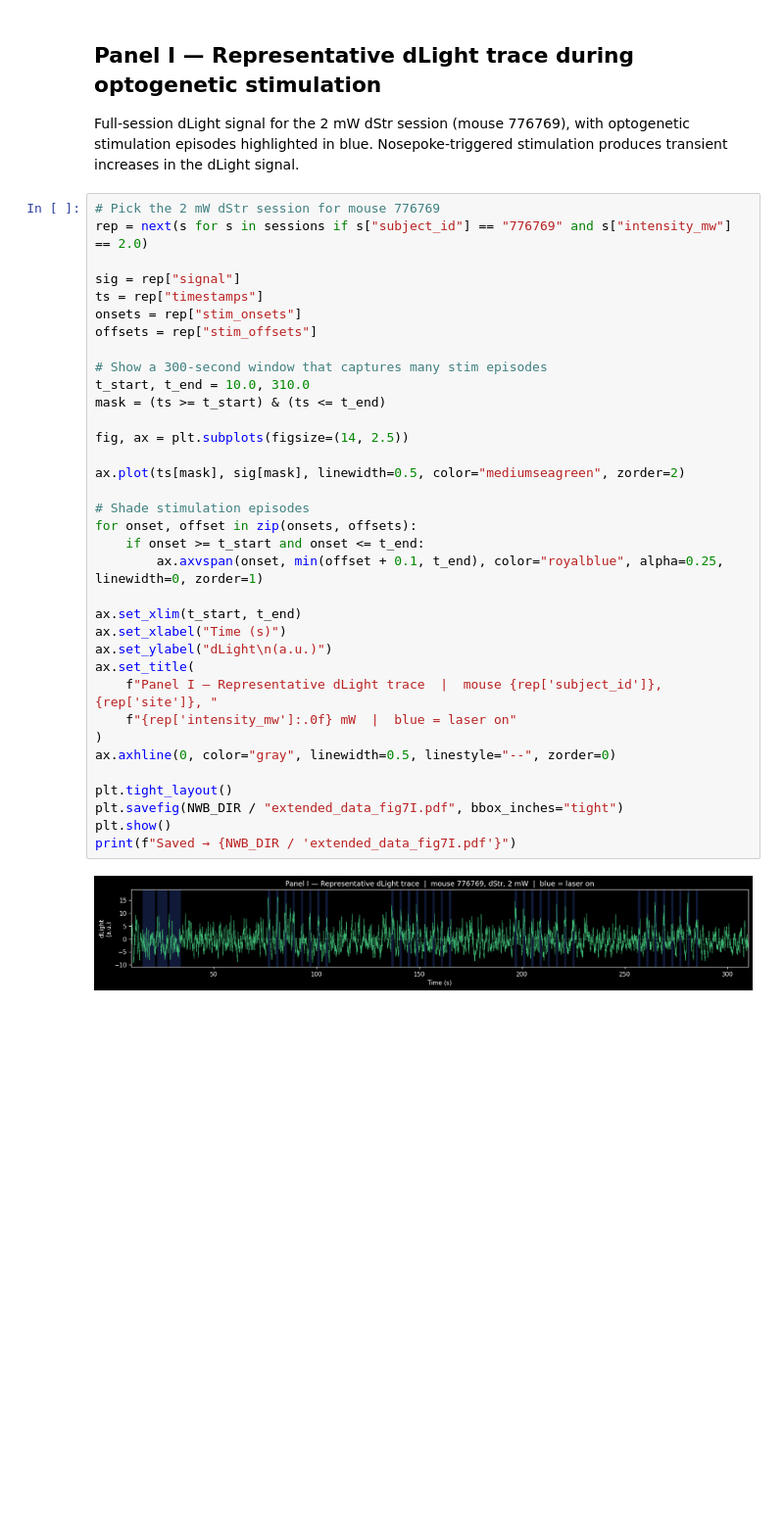
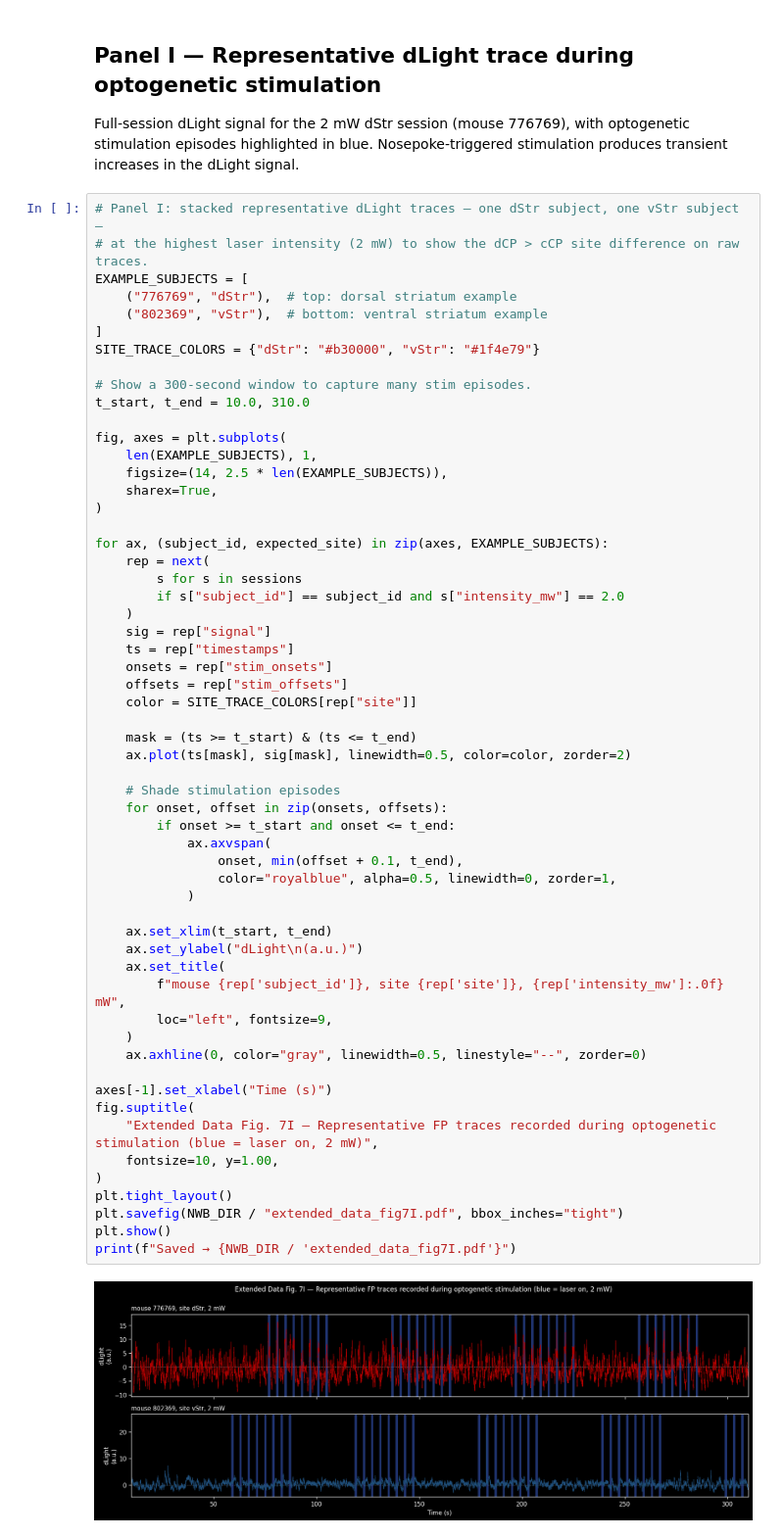
Before and after one commit to catalystneuro/meletis-lab-to-nwb, a Jupyter notebook: src/meletis_lab_to_nwb/tutorials/extended_data_fig7FJ_replication.ipynb, the cells around one changed output. Shown at 98% size. Drawn from its saved outputs; the diff is of its cells as text; blank space fills up the shorter version.

```diff
--- a/src/meletis_lab_to_nwb/tutorials/extended_data_fig7FJ_replication.ipynb
+++ b/src/meletis_lab_to_nwb/tutorials/extended_data_fig7FJ_replication.ipynb
@@ -131,42 +146,64 @@ Full-session dLight signal for the 2 mW dStr session (mouse 776769), with optoge
 stimulation episodes highlighted in blue. Nosepoke-triggered stimulation produces
 transient increases in the dLight signal.
 # %%
-# Pick the 2 mW dStr session for mouse 776769
-rep = next(s for s in sessions if s["subject_id"] == "776769" and s["intensity_mw"] == 2.0)
+# Panel I: stacked representative dLight traces — one dStr subject, one vStr subject —
+# at the highest laser intensity (2 mW) to show the dCP > cCP site difference on raw traces.
+EXAMPLE_SUBJECTS = [
+    ("776769", "dStr"),  # top: dorsal striatum example
+    ("802369", "vStr"),  # bottom: ventral striatum example
+]
+SITE_TRACE_COLORS = {"dStr": "#b30000", "vStr": "#1f4e79"}
 
-sig = rep["signal"]
-ts = rep["timestamps"]
-onsets = rep["stim_onsets"]
-offsets = rep["stim_offsets"]
+# Show a 300-second window to capture many stim episodes.
+t_start, t_end = 10.0, 310.0
 
-# Show a 300-second window that captures many stim episodes
-t_start, t_end = 10.0, 310.0
-mask = (ts >= t_start) & (ts <= t_end)
+fig, axes = plt.subplots(
+    len(EXAMPLE_SUBJECTS), 1,
+    figsize=(14, 2.5 * len(EXAMPLE_SUBJECTS)),
+    sharex=True,
+)
 
-fig, ax = plt.subplots(figsize=(14, 2.5))
+for ax, (subject_id, expected_site) in zip(axes, EXAMPLE_SUBJECTS):
+    rep = next(
+        s for s in sessions
+        if s["subject_id"] == subject_id and s["intensity_mw"] == 2.0
+    )
+    sig = rep["signal"]
+    ts = rep["timestamps"]
+    onsets = rep["stim_onsets"]
+    offsets = rep["stim_offsets"]
+    color = SITE_TRACE_COLORS[rep["site"]]
 
-ax.plot(ts[mask], sig[mask], linewidth=0.5, color="mediumseagreen", zorder=2)
+    mask = (ts >= t_start) & (ts <= t_end)
+    ax.plot(ts[mask], sig[mask], linewidth=0.5, color=color, zorder=2)
 
-# Shade stimulation episodes
-for onset, offset in zip(onsets, offsets):
-    if onset >= t_start and onset <= t_end:
-        ax.axvspan(onset, min(offset + 0.1, t_end), color="royalblue", alpha=0.25, linewidth=0, zorder=1)
+    # Shade stimulation episodes
+    for onset, offset in zip(onsets, offsets):
+        if onset >= t_start and onset <= t_end:
+            ax.axvspan(
+                onset, min(offset + 0.1, t_end),
+                color="royalblue", alpha=0.5, linewidth=0, zorder=1,
+            )
 
-ax.set_xlim(t_start, t_end)
-ax.set_xlabel("Time (s)")
-ax.set_ylabel("dLight\n(a.u.)")
-ax.set_title(
-    f"Panel I — Representative dLight trace  |  mouse {rep['subject_id']}, {rep['site']}, "
-    f"{rep['intensity_mw']:.0f} mW  |  blue = laser on"
+    ax.set_xlim(t_start, t_end)
+    ax.set_ylabel("dLight\n(a.u.)")
+    ax.set_title(
+        f"mouse {rep['subject_id']}, site {rep['site']}, {rep['intensity_mw']:.0f} mW",
+        loc="left", fontsize=9,
+    )
+    ax.axhline(0, color="gray", linewidth=0.5, linestyle="--", zorder=0)
+
+axes[-1].set_xlabel("Time (s)")
+fig.suptitle(
+    "Extended Data Fig. 7I — Representative FP traces recorded during optogenetic stimulation (blue = laser on, 2 mW)",
+    fontsize=10, y=1.00,
 )
-ax.axhline(0, color="gray", linewidth=0.5, linestyle="--", zorder=0)
-
 plt.tight_layout()
 plt.savefig(NWB_DIR / "extended_data_fig7I.pdf", bbox_inches="tight")
 plt.show()
 print(f"Saved → {NWB_DIR / 'extended_data_fig7I.pdf'}")
 # %% [output]
-[figure, old version]
+[figure, new version]
 Saved → ../../../nwb_output/opto_dlight/extended_data_fig7I.pdf
 # %% [markdown]
 ## Panel J — Z-scored peri-stimulus dLight per mouse × intensity
```
Also changed, not shown: parts of 11 cells of this notebook.
